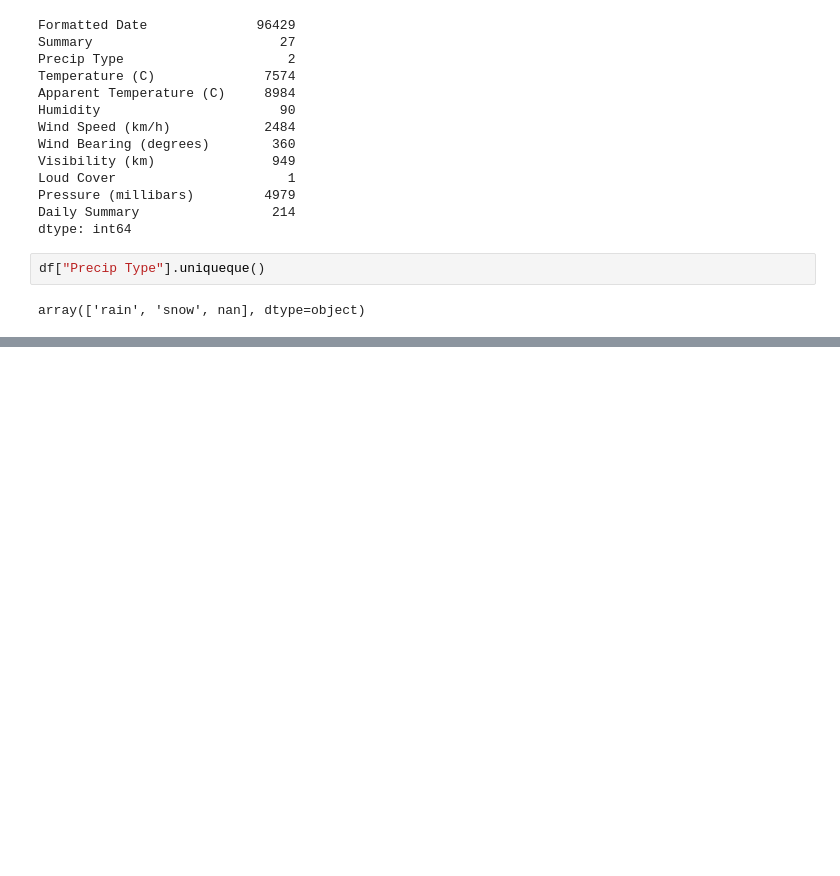
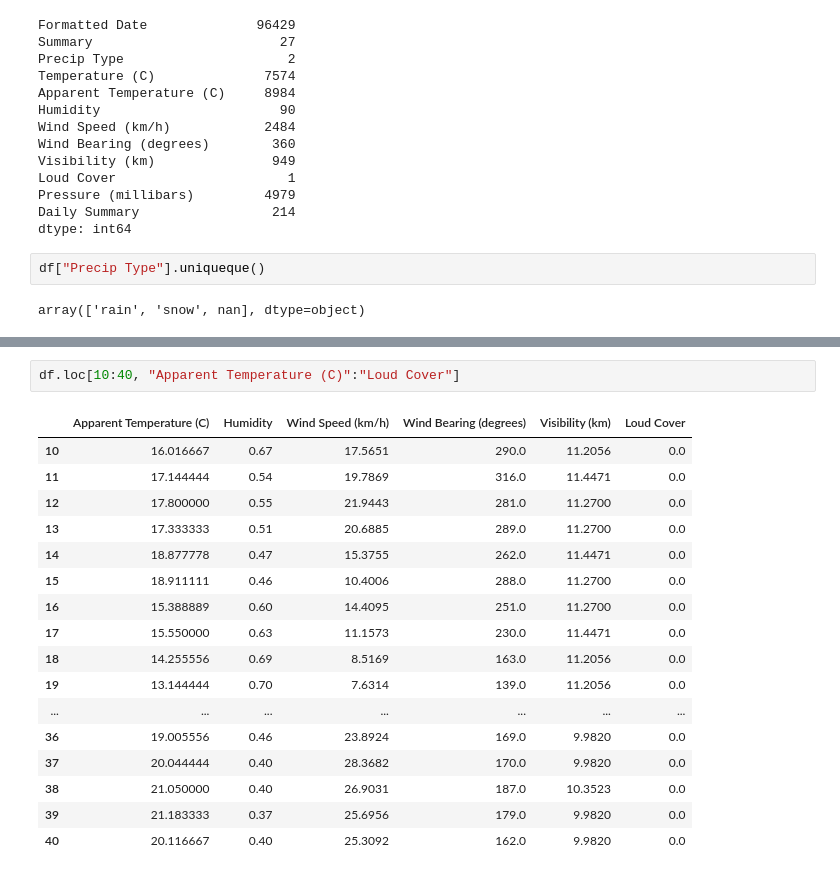
Before and after one commit to niteshprajapat/Kaggle-Weather-Dataset-Analysis, a Jupyter notebook: Weather Project.ipynb, the cells around one changed output, grey strips where cells are left out. Cells and saved outputs as stored; diff of their text form; blank space fills up the shorter version.

```diff
--- a/Weather Project.ipynb
+++ b/Weather Project.ipynb
@@ -150,0 +244,20 @@ df["Precip Type"].is
+# %%
+df.loc[10:40, "Apparent Temperature (C)":"Loud Cover"]
+# %% [output]
+|  | Apparent Temperature (C) | Humidity | Wind Speed (km/h) | Wind Bearing (degrees) | Visibility (km) | Loud Cover |
+| 10 | 16.016667 | 0.67 | 17.5651 | 290.0 | 11.2056 | 0.0 |
+| 11 | 17.144444 | 0.54 | 19.7869 | 316.0 | 11.4471 | 0.0 |
+| 12 | 17.800000 | 0.55 | 21.9443 | 281.0 | 11.2700 | 0.0 |
+| 13 | 17.333333 | 0.51 | 20.6885 | 289.0 | 11.2700 | 0.0 |
+| 14 | 18.877778 | 0.47 | 15.3755 | 262.0 | 11.4471 | 0.0 |
+| 15 | 18.911111 | 0.46 | 10.4006 | 288.0 | 11.2700 | 0.0 |
+| 16 | 15.388889 | 0.60 | 14.4095 | 251.0 | 11.2700 | 0.0 |
+| 17 | 15.550000 | 0.63 | 11.1573 | 230.0 | 11.4471 | 0.0 |
+| 18 | 14.255556 | 0.69 | 8.5169 | 163.0 | 11.2056 | 0.0 |
+| 19 | 13.144444 | 0.70 | 7.6314 | 139.0 | 11.2056 | 0.0 |
+| ... | ... | ... | ... | ... | ... | ... |
+| 36 | 19.005556 | 0.46 | 23.8924 | 169.0 | 9.9820 | 0.0 |
+| 37 | 20.044444 | 0.40 | 28.3682 | 170.0 | 9.9820 | 0.0 |
+| 38 | 21.050000 | 0.40 | 26.9031 | 187.0 | 10.3523 | 0.0 |
+| 39 | 21.183333 | 0.37 | 25.6956 | 179.0 | 9.9820 | 0.0 |
+| 40 | 20.116667 | 0.40 | 25.3092 | 162.0 | 9.9820 | 0.0 |
```
Also changed, not shown: parts of 15 cells of this notebook.
